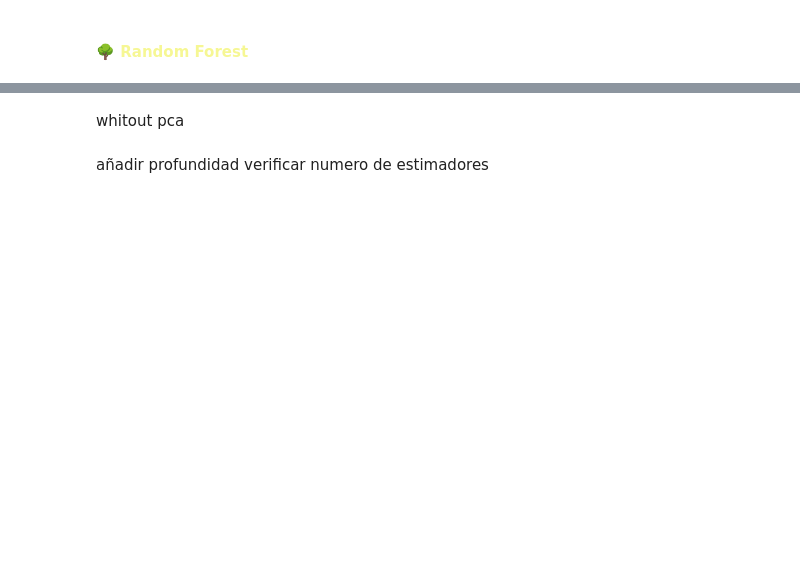
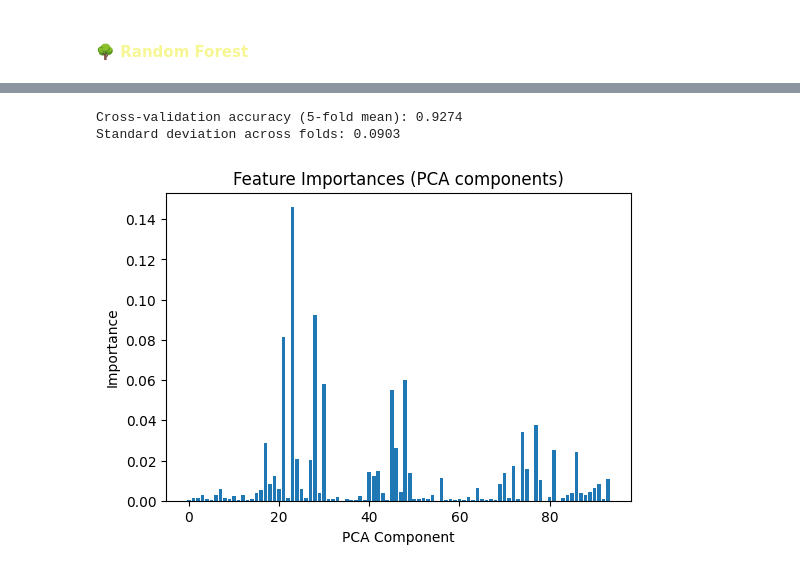
Before and after one commit to Yael-Parra/Project-VIII-Non-Supervised-ML, a Jupyter notebook: V1.ipynb, the cells around one changed output, grey strips where cells are left out. Saved outputs shown, nothing was run; the diff lists cells and outputs as text; code cells hidden in the pictures; blank space fills up the shorter version.

```diff
--- a/V1.ipynb
+++ b/V1.ipynb
@@ -1012,5 +1023,17 @@ weighted avg       1.00      1.00      1.00      1625
-# %% [markdown]
-whitout pca
-# %% [markdown]
-añadir profundidad
-verificar numero de estimadores
+# %%
+cv_scores = cross_val_score(rf, X, y, cv=5, scoring='accuracy')
+print(f"\nCross-validation accuracy (5-fold mean): {cv_scores.mean():.4f}")
+print(f"Standard deviation across folds: {cv_scores.std():.4f}")
+
+
+importances = rf.feature_importances_
+plt.figure(figsize=(6, 4))
+plt.bar(range(len(importances)), importances)
+plt.title("Feature Importances (PCA components)")
+plt.xlabel("PCA Component")
+plt.ylabel("Importance")
+plt.show()
+# %% [output]
+Cross-validation accuracy (5-fold mean): 0.9274
+Standard deviation across folds: 0.0903
+[figure, added]
```
Also changed, not shown: parts of 26 cells of this notebook.
